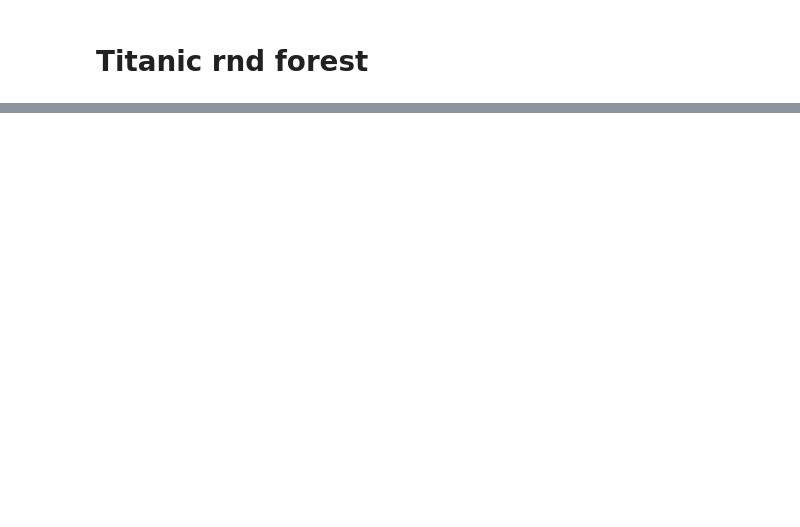
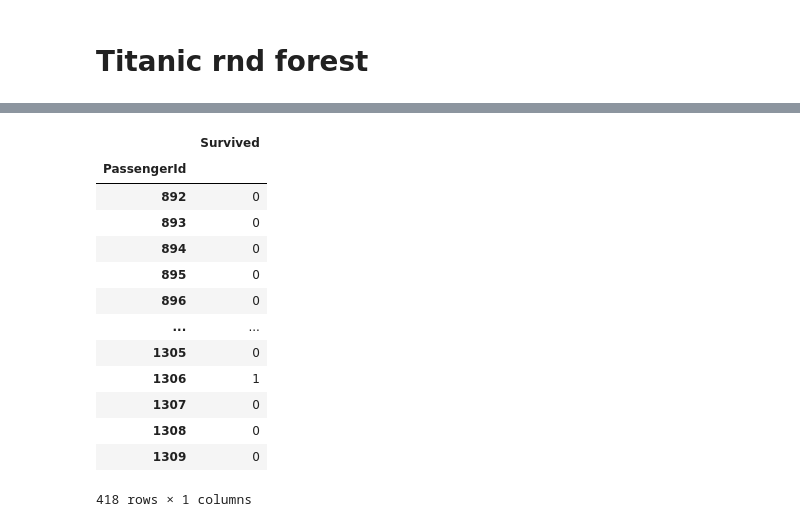
Before and after one commit to mafleischer/kaggle-titanic, a Jupyter notebook: titanic_rnd_forest.ipynb, the cells around one changed output, grey strips where cells are left out. Drawn from its saved outputs; the diff is of its cells as text; code cells hidden in the pictures; blank space fills up the shorter version.

Commit message:
rnd forest new.

```diff
--- a/titanic_rnd_forest.ipynb
+++ b/titanic_rnd_forest.ipynb
@@ -172,12 +202,12 @@ param_grid = [
     "rnd_forest__min_samples_split" : [2,3,4], "rnd_forest__min_samples_leaf" : [2,3,4]}
 ]
 
-# param_grid = [
-#     {"random_state" : [42], "max_features" : [4,5,6], "max_depth" : [2,3,4], "n_estimators" : [50,100],
-#     "min_samples_split" : [2,3,4], "min_samples_leaf" : [2,3,4]}
-# ]
+param_grid = [
+    {"random_state" : [42], "max_features" : [3,4,7], "max_depth" : [2,3,4], "n_estimators" : [100],
+    "min_samples_split" : [2,3,4], "min_samples_leaf" : [2,3,4]}
+]
 
-#gridsearch = GridSearchCV(rnd_forest, param_grid = param_grid, cv = skfold, scoring="accuracy", return_train_score=False)
-gridsearch = GridSearchCV(svd_rndforest_pip, param_grid = param_grid, cv = skfold, scoring="accuracy", return_train_score=False)
+gridsearch = GridSearchCV(rnd_forest, param_grid = param_grid, cv = skfold, scoring="accuracy", return_train_score=False)
+#gridsearch = GridSearchCV(svd_rndforest_pip, param_grid = param_grid, cv = skfold, scoring="accuracy", return_train_score=False)
 gridsearch.fit(strat_train_prep, strat_train_labels)
 best_rnd_forest = gridsearch.best_estimator_
@@ -233,0 +354,3 @@ confusion_matrix(strat_devtest_labels, custom_thresh_preds[:,1])
+# %%
+test_prep = attr_pip.fit_transform(test)
+test_prep
@@ -234,29 +378,68 @@ confusion_matrix(strat_devtest_labels, custom_thresh_preds[:,1])
 # %%
-#best_model = RandomForestClassifier(random_state=42)
-best_model = best_rnd_forest
+# sex_pip = Pipeline([
+#     ('one_hot', OneHotEncoder(categories=[test.Sex]))
+#     #('label', LabelEncoder())
+# ])
 
-full_train = titanic.drop("Survived", axis=1)
-full_train_prep = attr_pip.fit_transform(full_train)
-best_model.fit(full_train_prep, titanic_labels)
+# fare_cat_pip = Pipeline([
+#     ('fare_std', OneHotEncoder(categories=[test.Fare_cat]))
+# ])
 
-test = pd.read_csv(fname_test)
+# age_cat_pip = Pipeline([
+#     ('age_cat_std', OneHotEncoder(categories=[test.Age_cat]))
+# ])
+
+# cabin_pip = Pipeline([
+#     ('cabin_1hot', OneHotEncoder(categories=[titanic.Cabin_letter]))
+# ])
+
+# embarked_pip = Pipeline([
+#     ('one_hot', OneHotEncoder(categories=[titanic.Embarked]))
+# ])
+
+# attr_pip = ColumnTransformer([
+#     ("pclass", pclass_pip, ["Pclass"]),
+#     ("sex", sex_pip, ["Sex"]),
+#     ("fare_cat", fare_cat_pip, ["Fare_cat"]),
+#     ("age_cat", age_cat_pip, ["Age_cat"]),
+#     ("fsize", fsize_pip, ["Family_size"]),
+#     ("cabin", cabin_pip, ["Cabin_letter"]),
+#     ("embarked", embarked_pip, ["Embarked"])
+# ], remainder="passthrough")
+
 test_prep = attr_pip.fit_transform(test)
-titanic_prep = attr_pip.fit_transform(titanic)
+
+#titanic_prep = attr_pip.fit_transform(titanic)
 
 #sgd_clf.fit(titanic_prep, titanic_labels)
 #survival_pred = sgd_clf.predict(test_prep)
 
 survival_pred = best_model.predict(test_prep)
 
 
 # survival_proba = best_model.predict_proba(test_prep)
 # survival_pred = survival_proba > thresh
 # survival_pred = survival_pred[:, 1].astype(int)
 
 
 survival_pred = pd.DataFrame(survival_pred, columns=["Survived"])
 
-id_survival = pd.concat([test.PassengerId, survival_pred], axis=1)
+id_survival = pd.concat([test_orig.PassengerId, survival_pred], axis=1)
 id_survival.set_index("PassengerId", inplace=True)
 id_survival.to_csv("predicition.csv")
 id_survival
+# %% [output]
+|  | Survived |
+| PassengerId |  |
+| 892 | 0 |
+| 893 | 0 |
+| 894 | 0 |
+| 895 | 0 |
+| 896 | 0 |
+| ... | ... |
+| 1305 | 0 |
+| 1306 | 1 |
+| 1307 | 0 |
+| 1308 | 0 |
+| 1309 | 0 |
+418 rows × 1 columns
```
Also changed, not shown: parts of 24 cells of this notebook.
